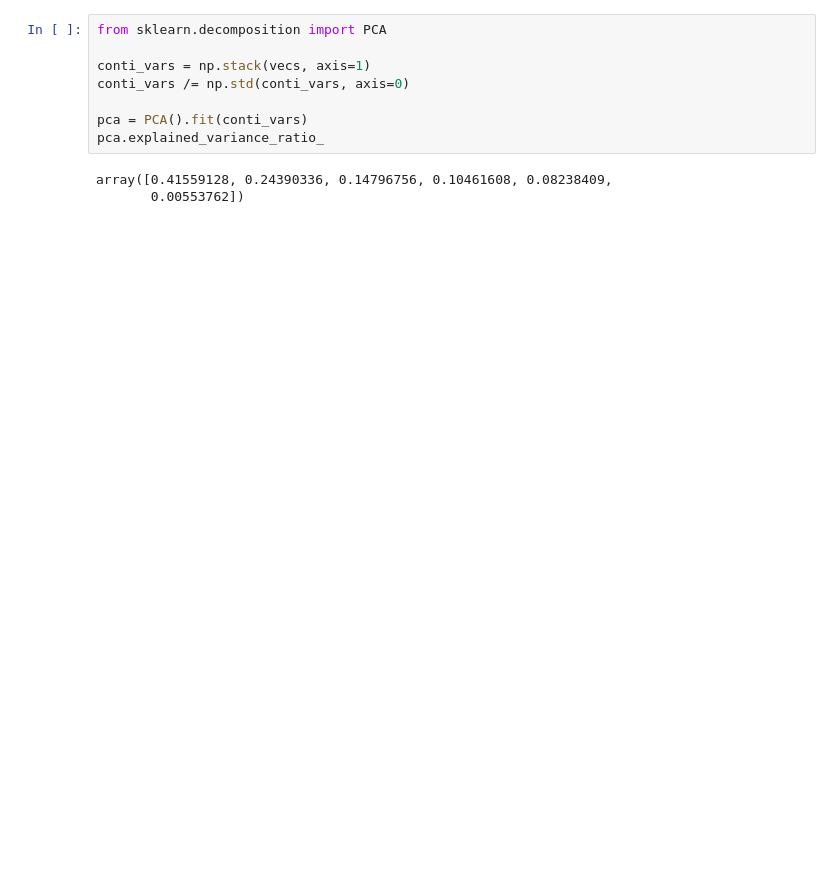
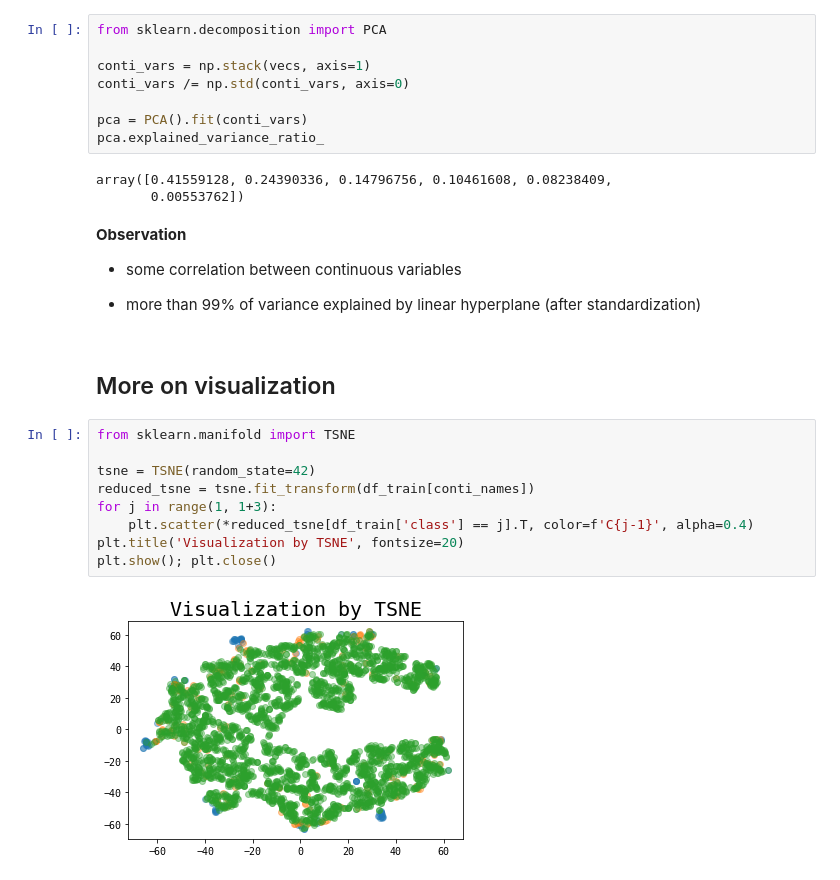
Before and after one commit to sinwall/221117_MLBasic, a Jupyter notebook: byungchang/starter_thyroid.ipynb, the cells around one changed output. Cells and saved outputs as stored; diff of their text form; blank space fills up the shorter version.

```diff
--- a/byungchang/starter_thyroid.ipynb
+++ b/byungchang/starter_thyroid.ipynb
@@ -143,3 +250,21 @@ pca.explained_variance_ratio_
 # %% [output]
 array([0.41559128, 0.24390336, 0.14796756, 0.10461608, 0.08238409,
        0.00553762])
+# %% [markdown]
+**Observation**
+- some correlation between continuous variables
+
+- more than 99% of variance explained by linear hyperplane (after standardization)
+# %% [markdown]
+## More on visualization
+# %%
+from sklearn.manifold import TSNE
+
+tsne = TSNE(random_state=42)
+reduced_tsne = tsne.fit_transform(df_train[conti_names])
+for j in range(1, 1+3):
+    plt.scatter(*reduced_tsne[df_train['class'] == j].T, color=f'C{j-1}', alpha=0.4)
+plt.title('Visualization by TSNE', fontsize=20)
+plt.show(); plt.close()
+# %% [output]
+[figure, added]
```
Also changed, not shown: parts of 23 cells of this notebook, 2 other files.
